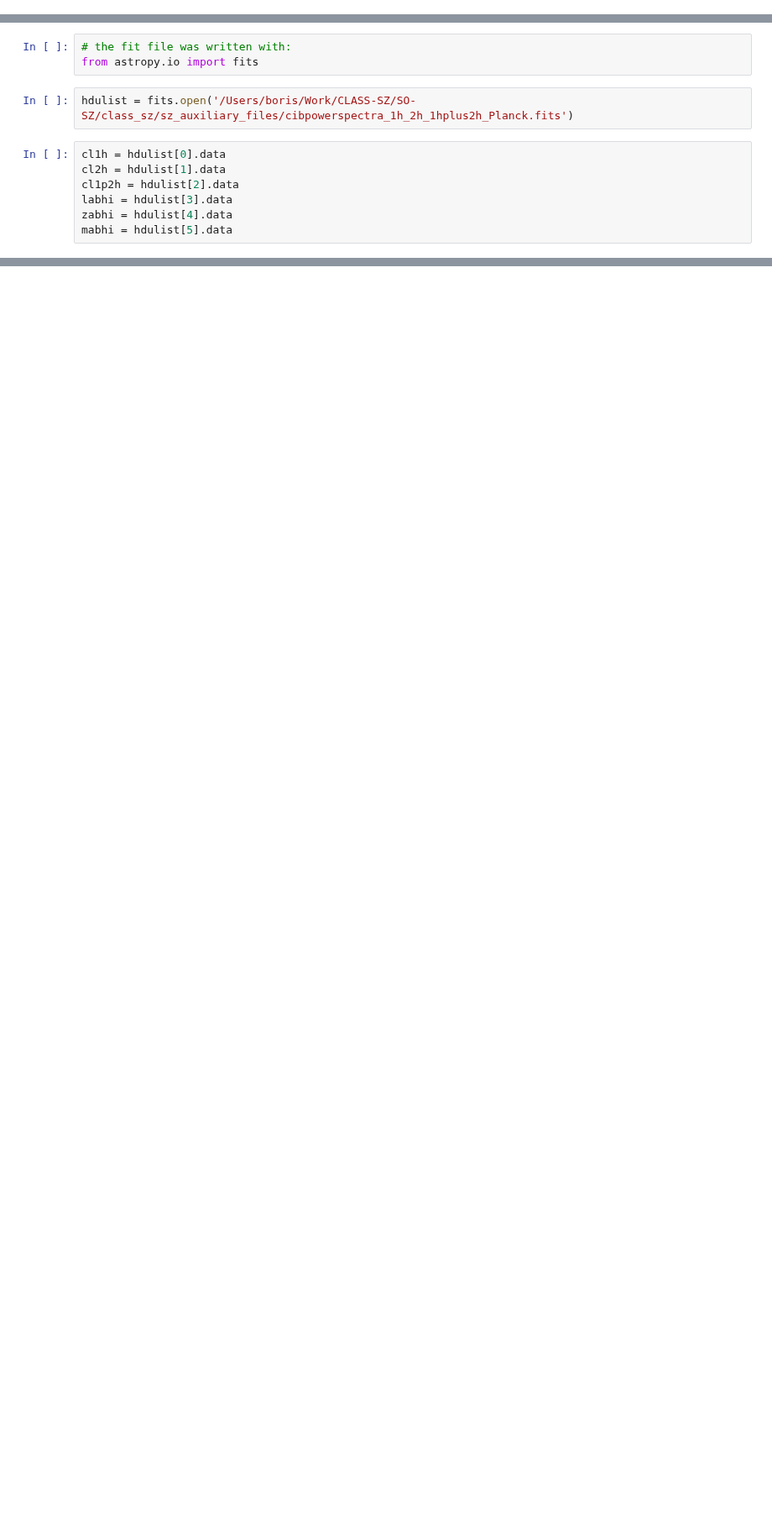
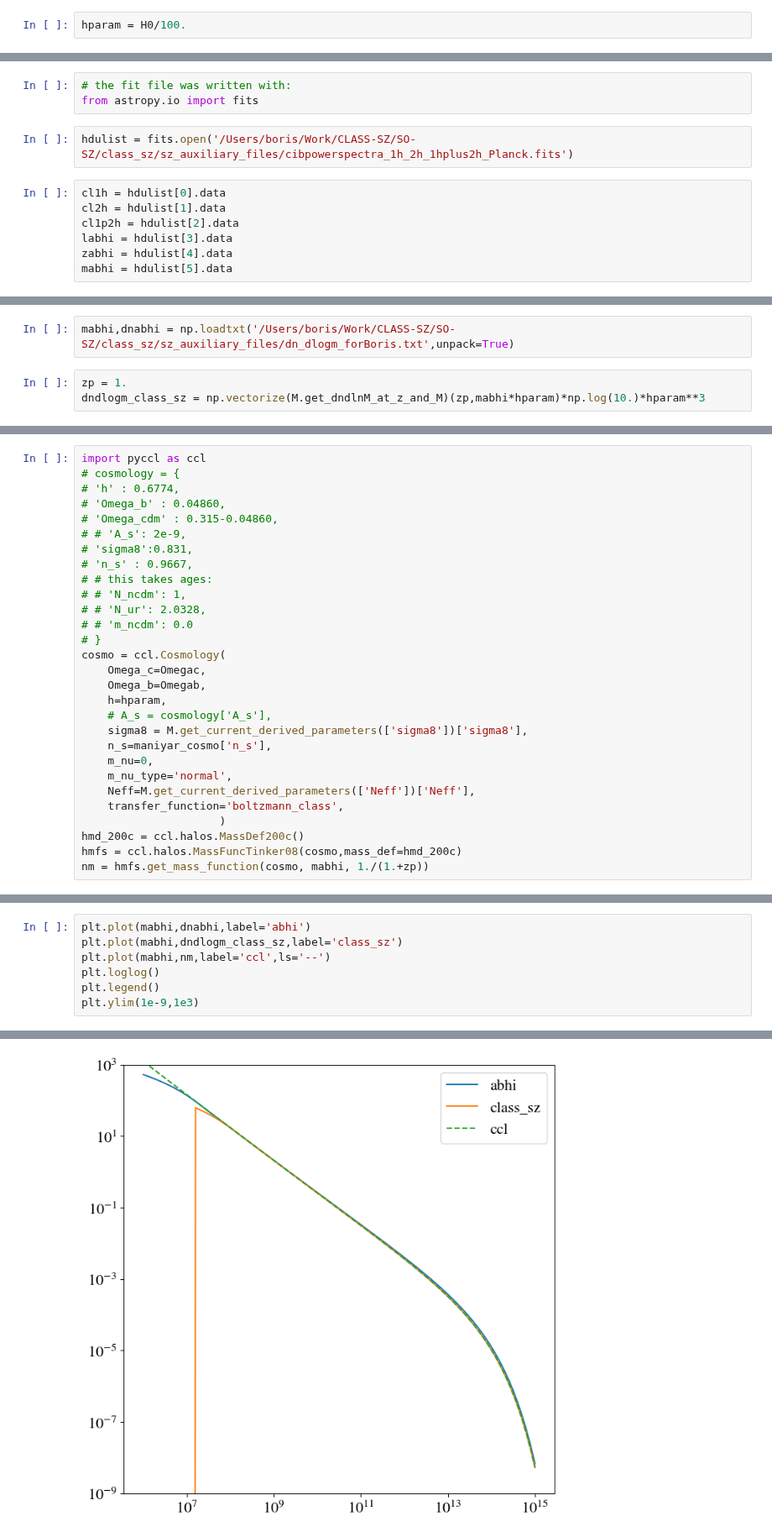
Before and after one commit to CLASS-SZ/class_sz, a Jupyter notebook: notebooks/class_sz_tutorial_notebooks/class_sz_CIB_inprogressboris.ipynb, the cells around one changed output, grey strips where cells are left out. Shown at 84% size. Cells and saved outputs as stored; diff of their text form; blank space fills up the shorter version.

Commit message:
updating T08M200c comparison. Class takes ages to compute sigma(R,z) it can be made much faster with FFTLog!

```diff
--- a/notebooks/class_sz_tutorial_notebooks/class_sz_CIB_inprogressboris.ipynb
+++ b/notebooks/class_sz_tutorial_notebooks/class_sz_CIB_inprogressboris.ipynb
@@ -253,3 +259,5 @@ omega_c = Omegac*(H0/100.)**2
+# %%
+hparam = H0/100.
 # %%
 maniyar_cosmo = {
 'omega_b': omega_b,
@@ -411,3 +440,8 @@ plt.ylim(-2.,2.)
 # %% [output]
 (-2.0, 2.0)
 [figure]
+# %%
+mabhi,dnabhi = np.loadtxt('/Users/boris/Work/CLASS-SZ/SO-SZ/class_sz/sz_auxiliary_files/dn_dlogm_forBoris.txt',unpack=True)
+# %%
+zp = 1.
+dndlogm_class_sz = np.vectorize(M.get_dndlnM_at_z_and_M)(zp,mabhi*hparam)*np.log(10.)*hparam**3
@@ -413,0 +451,29 @@ plt.ylim(-2.,2.)
+# %%
+import pyccl as ccl
+# cosmology = {
+# 'h' : 0.6774,
+# 'Omega_b' : 0.04860,
+# 'Omega_cdm' : 0.315-0.04860,
+# # 'A_s': 2e-9,
+# 'sigma8':0.831,
+# 'n_s' : 0.9667,
+# # this takes ages:
+# # 'N_ncdm': 1,
+# # 'N_ur': 2.0328,
+# # 'm_ncdm': 0.0
+# }
+cosmo = ccl.Cosmology(
+    Omega_c=Omegac,
+    Omega_b=Omegab,
+    h=hparam,
+    # A_s = cosmology['A_s'],
+    sigma8 = M.get_current_derived_parameters(['sigma8'])['sigma8'],
+    n_s=maniyar_cosmo['n_s'],
+    m_nu=0,
+    m_nu_type='normal',
+    Neff=M.get_current_derived_parameters(['Neff'])['Neff'],
+    transfer_function='boltzmann_class',
+                     )
+hmd_200c = ccl.halos.MassDef200c()
+hmfs = ccl.halos.MassFuncTinker08(cosmo,mass_def=hmd_200c)
+nm = hmfs.get_mass_function(cosmo, mabhi, 1./(1.+zp))
@@ -413,0 +483,8 @@ plt.ylim(-2.,2.)
+# %%
+plt.plot(mabhi,dnabhi,label='abhi')
+plt.plot(mabhi,dndlogm_class_sz,label='class_sz')
+plt.plot(mabhi,nm,label='ccl',ls='--')
+plt.loglog()
+plt.legend()
+plt.ylim(1e-9,1e3)
+# %% [output]
@@ -413,0 +492 @@ plt.ylim(-2.,2.)
+[figure, added]
```
Also changed, not shown: parts of 26 cells of this notebook, 5 other files.
